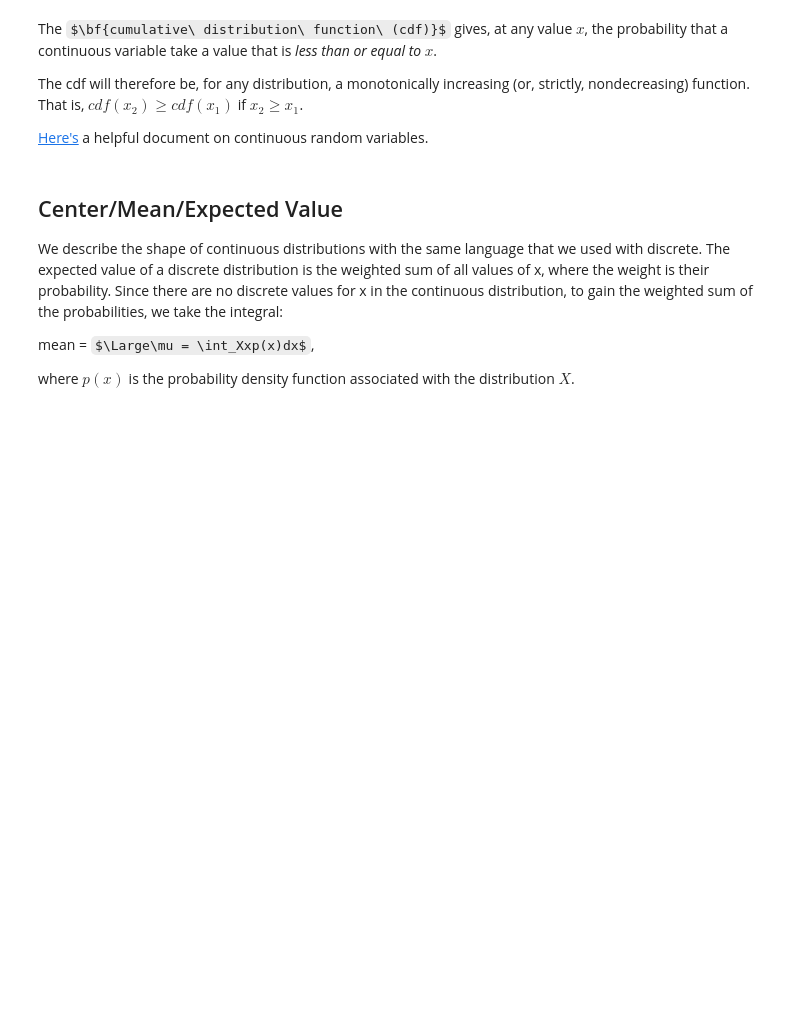
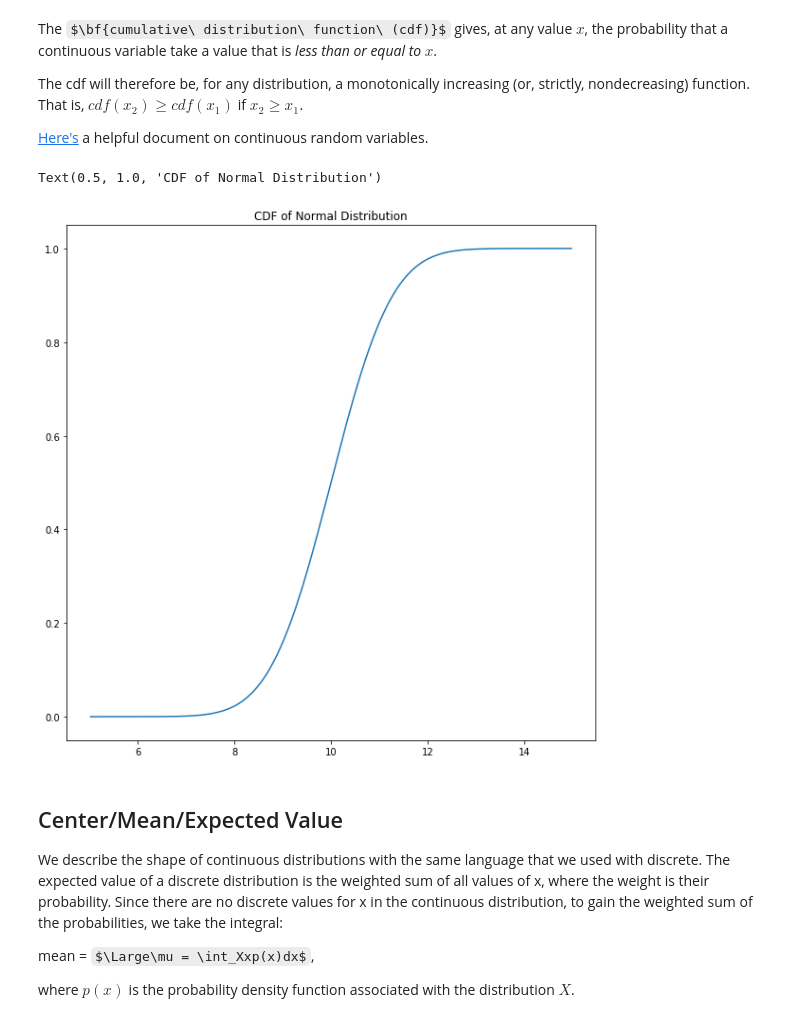
Before and after one commit to lecritch/distributions_seattle-chicago-ds, a Jupyter notebook: index.ipynb, the cells around one changed output. Saved outputs shown, nothing was run; the diff lists cells and outputs as text; code cells hidden in the pictures; some formulas as TeX source; blank space fills up the shorter version.

```diff
--- a/index.ipynb
+++ b/index.ipynb
@@ -290,6 +329,15 @@ The $\bf{cumulative\ distribution\ function\ (cdf)}$ gives, at any value $x$, th
 The cdf will therefore be, for any distribution, a monotonically increasing (or, strictly, nondecreasing) function. That is, $cdf(x_2) \geq cdf(x_1)$ if $x_2 \geq x_1$.
 
 [Here's](http://www.mas.ncl.ac.uk/~nmf16/teaching/mar1002/lect07.pdf) a helpful document on continuous random variables.
+# %%
+fig, ax = plt.subplots(figsize=(10,10))
+uniform = sorted(np.random.uniform(5,15, 1000))
+probs = [stats.norm(10, 1).cdf(num) for num in uniform]
+ax.plot(uniform, probs)
+ax.set_title("CDF of Normal Distribution")
+# %% [output]
+Text(0.5, 1.0, 'CDF of Normal Distribution')
+[figure, added]
 # %% [markdown]
 ## Center/Mean/Expected Value
 
```
Also changed, not shown: parts of 21 cells of this notebook, 18 other files.
